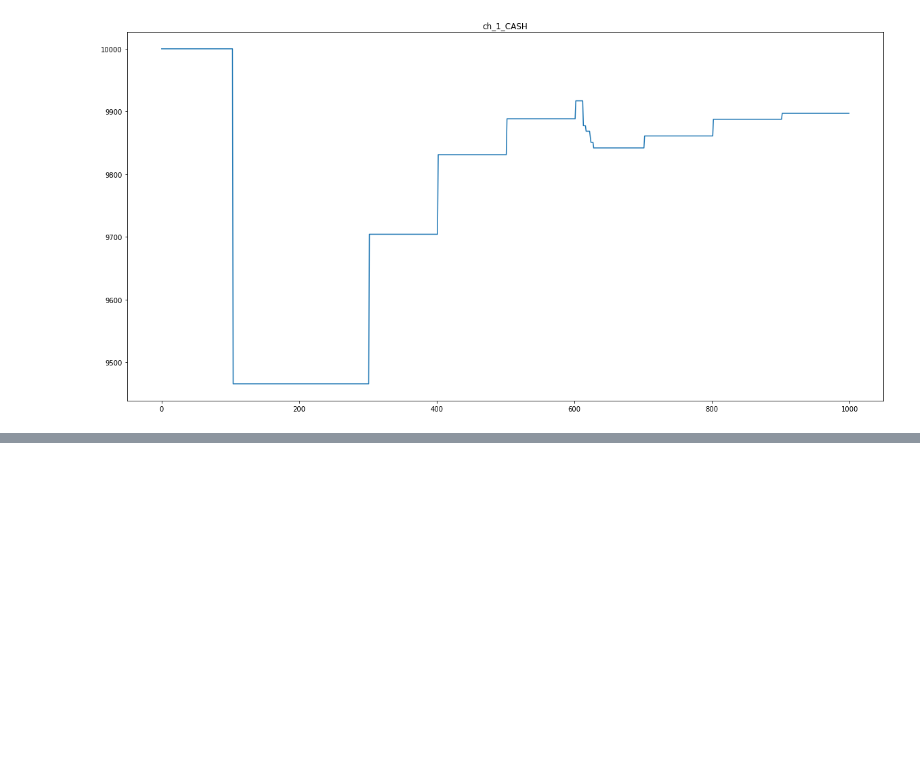
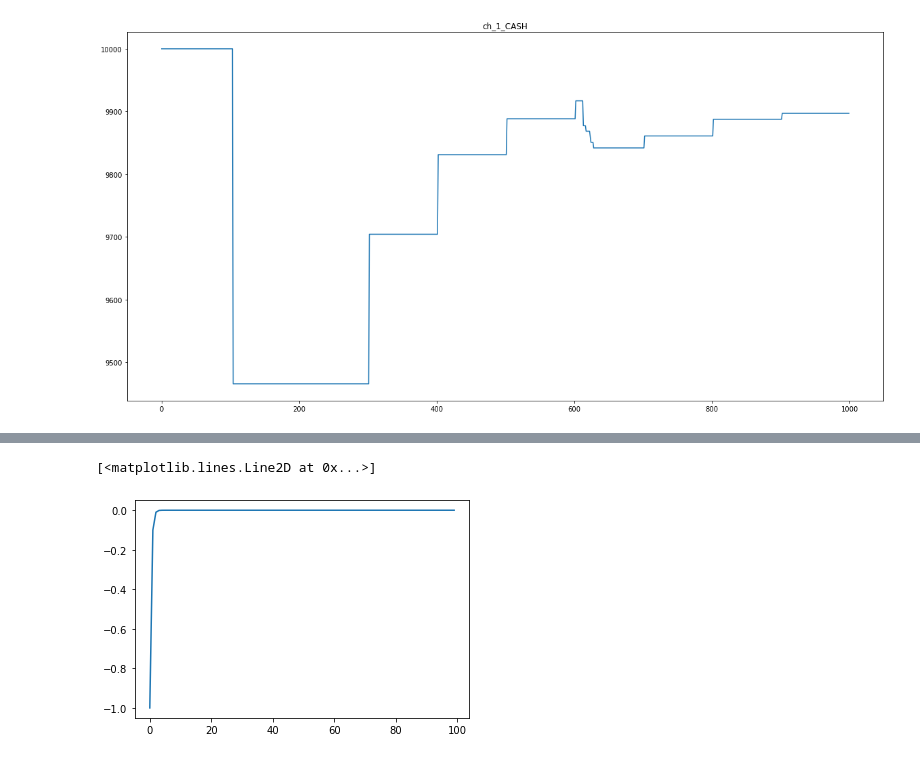
Before and after one commit to lainn9527/market_simulator, a Jupyter notebook: visualization.ipynb, the cells around one changed output, grey strips where cells are left out. Drawn from its saved outputs; the diff is of its cells as text; code cells hidden in the pictures; blank space fills up the shorter version.

```diff
--- a/visualization.ipynb
+++ b/visualization.ipynb
@@ -43,0 +48,9 @@ agent.iloc[:, 3].plot(title = agent.columns[3],  figsize = (20, 10))
+# %%
+def ut(c, a):
+    return -math.exp(-c * a)
+# %%
+l = [ut(i, 2.3) for i in range(100)]
+plt.plot(l)
+# %% [output]
+[<matplotlib.lines.Line2D at 0x...>]
+[figure, added]
```
Also changed, not shown: parts of 7 cells of this notebook, 6 other files.
